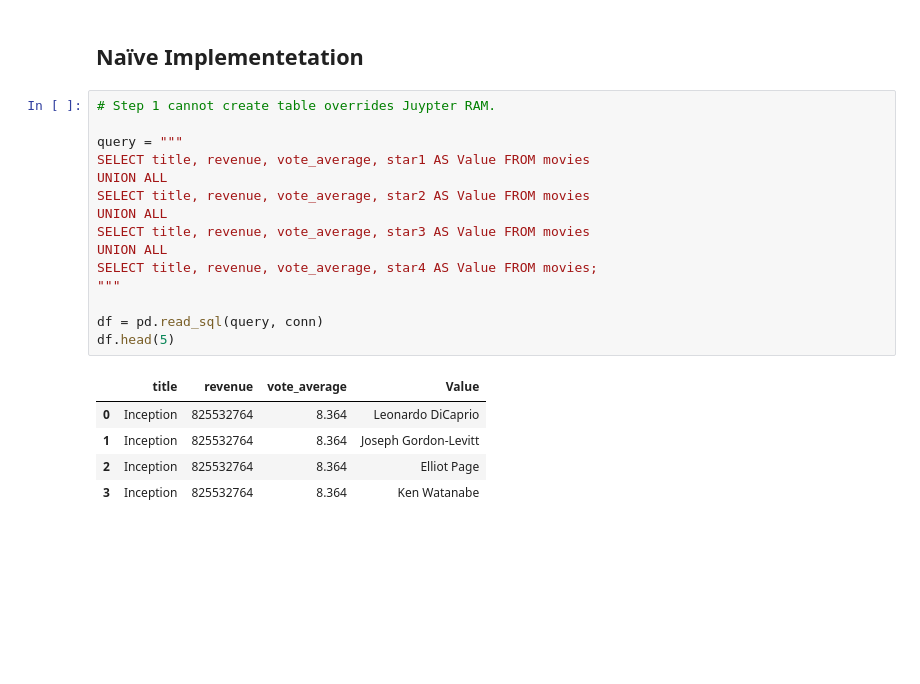
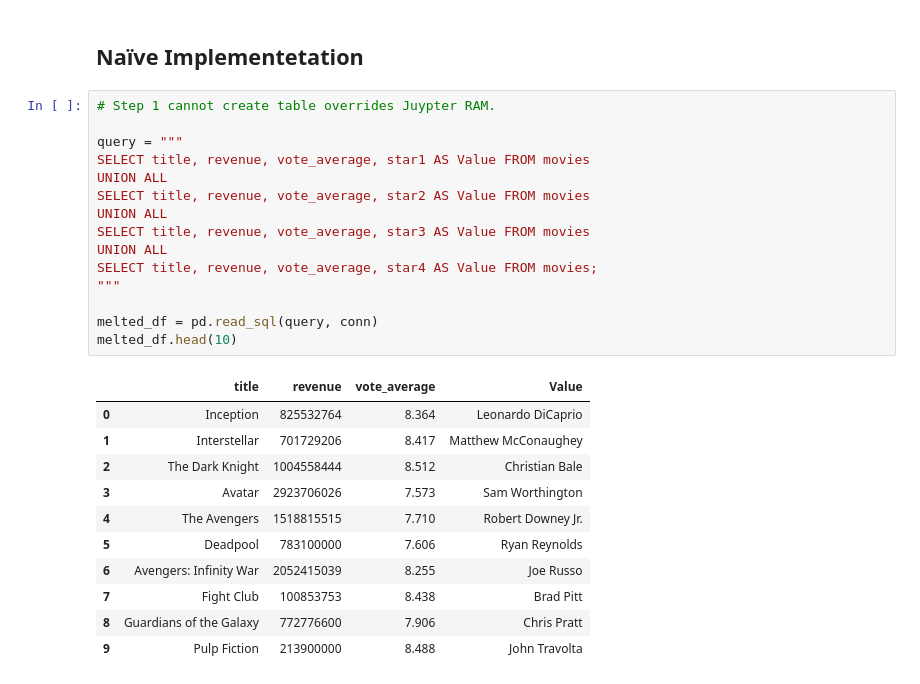
Before and after one commit to TunaConnoisseur/COMP30770-Big-Data, a Jupyter notebook: IMDB Notebook.ipynb, the cells around one changed output. Cells and saved outputs as stored; diff of their text form; blank space fills up the shorter version.

```diff
--- a/IMDB Notebook.ipynb
+++ b/IMDB Notebook.ipynb
@@ -255,24 +254,30 @@ movie_genres_df
 # %%
 # Step 1 cannot create table overrides Juypter RAM.
 
 query = """
 SELECT title, revenue, vote_average, star1 AS Value FROM movies
 UNION ALL
 SELECT title, revenue, vote_average, star2 AS Value FROM movies
 UNION ALL
 SELECT title, revenue, vote_average, star3 AS Value FROM movies
 UNION ALL
 SELECT title, revenue, vote_average, star4 AS Value FROM movies;
 """
 
-df = pd.read_sql(query, conn)
-df.head(5)
+melted_df = pd.read_sql(query, conn)
+melted_df.head(10)
 # %% [output]
 |  | title | revenue | vote_average | Value |
 | 0 | Inception | 825532764 | 8.364 | Leonardo DiCaprio |
-| 1 | Inception | 825532764 | 8.364 | Joseph Gordon-Levitt |
-| 2 | Inception | 825532764 | 8.364 | Elliot Page |
-| 3 | Inception | 825532764 | 8.364 | Ken Watanabe |
+| 1 | Interstellar | 701729206 | 8.417 | Matthew McConaughey |
+| 2 | The Dark Knight | 1004558444 | 8.512 | Christian Bale |
+| 3 | Avatar | 2923706026 | 7.573 | Sam Worthington |
+| 4 | The Avengers | 1518815515 | 7.710 | Robert Downey Jr. |
+| 5 | Deadpool | 783100000 | 7.606 | Ryan Reynolds |
+| 6 | Avengers: Infinity War | 2052415039 | 8.255 | Joe Russo |
+| 7 | Fight Club | 100853753 | 8.438 | Brad Pitt |
+| 8 | Guardians of the Galaxy | 772776600 | 7.906 | Chris Pratt |
+| 9 | Pulp Fiction | 213900000 | 8.488 | John Travolta |
 # %%
 # Demoing Step 1
 query = """
```
Also changed, not shown: parts of 9 cells of this notebook.
